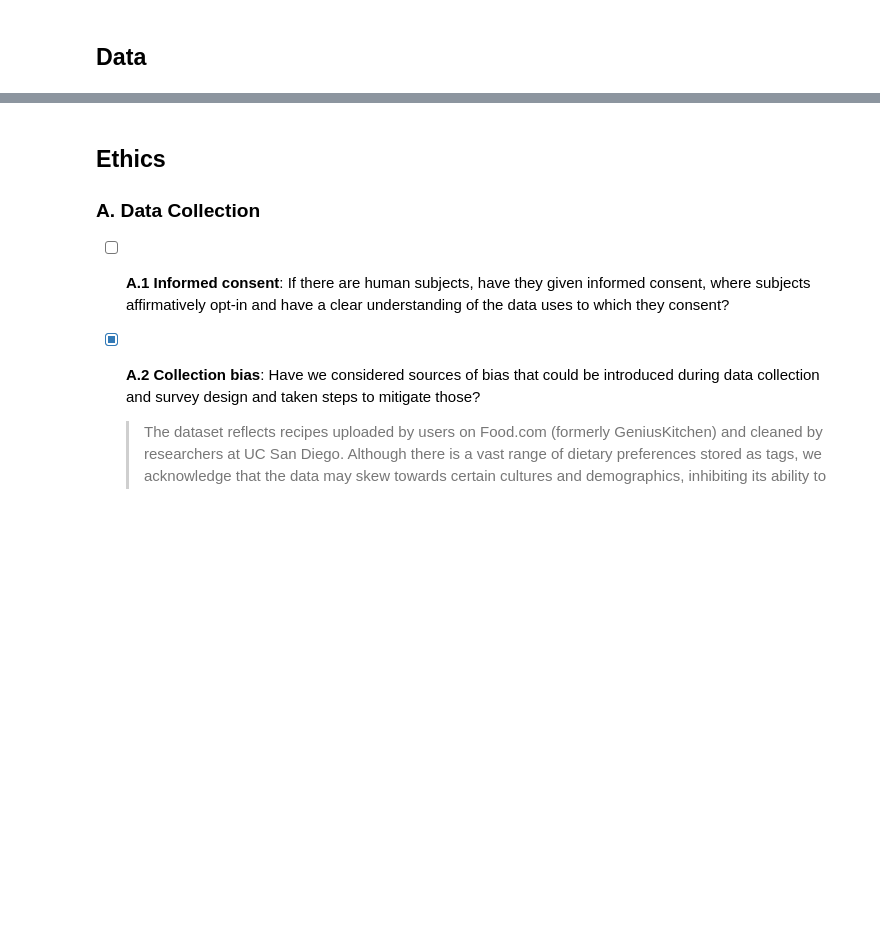
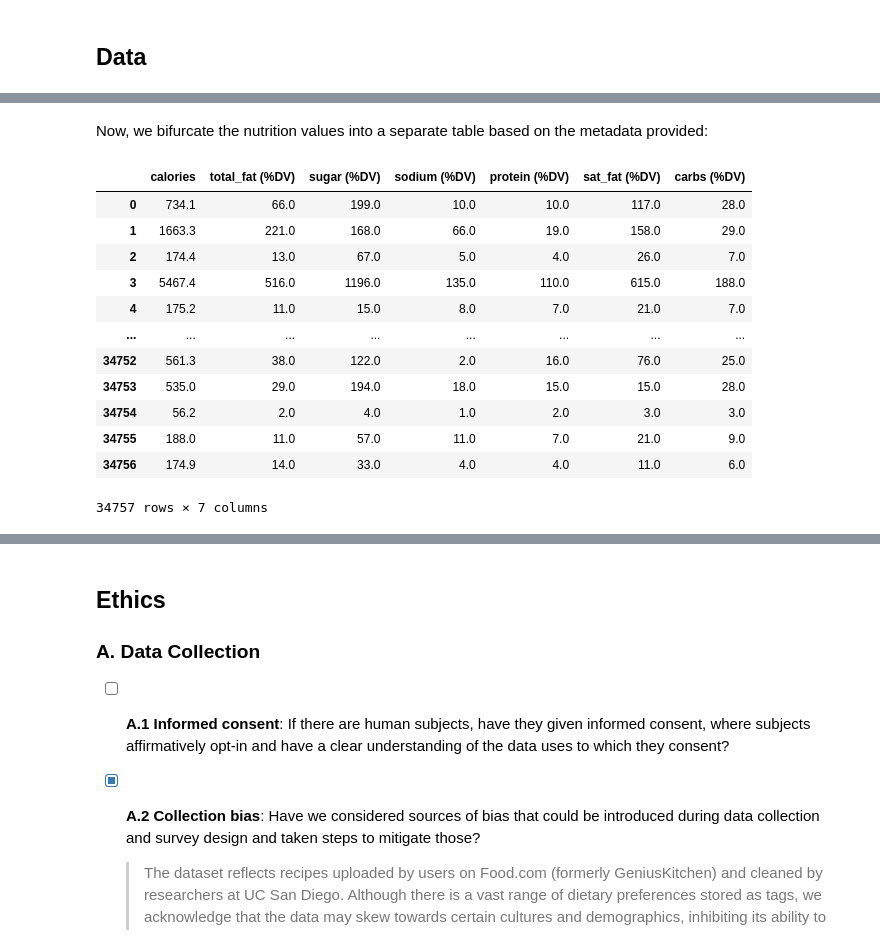
Before and after one commit to COGS108/Group047_WI26, a Jupyter notebook: 01-DataCheckpoint.ipynb, the cells around one changed output, grey strips where cells are left out. Drawn from its saved outputs; the diff is of its cells as text; code cells hidden in the pictures; blank space fills up the shorter version.

```diff
--- a/01-DataCheckpoint.ipynb
+++ b/01-DataCheckpoint.ipynb
@@ -123,0 +252,4 @@ data
+# %%
+processed_df["contains_honey"] = processed_df["ingredients"].str.contains("honey", case=False)
+processed_df["contains_sugar"] = processed_df["ingredients"].str.contains("sugar", case=False)
+processed_df
@@ -123,0 +332,21 @@ data
+# %% [markdown]
+Now, we bifurcate the nutrition values into a separate table based on the metadata provided:
+# %%
+col_names = ["calories", "total_fat (%DV)", "sugar (%DV)", "sodium (%DV)", "protein (%DV)", "sat_fat (%DV)", "carbs (%DV)"]
+nutrition_df = pd.DataFrame(processed_df["nutrition"].tolist())
+nutrition_df.columns = col_names
+nutrition_df
+# %% [output]
+|  | calories | total_fat (%DV) | sugar (%DV) | sodium (%DV) | protein (%DV) | sat_fat (%DV) | carbs (%DV) |
+| 0 | 734.1 | 66.0 | 199.0 | 10.0 | 10.0 | 117.0 | 28.0 |
+| 1 | 1663.3 | 221.0 | 168.0 | 66.0 | 19.0 | 158.0 | 29.0 |
+| 2 | 174.4 | 13.0 | 67.0 | 5.0 | 4.0 | 26.0 | 7.0 |
+| 3 | 5467.4 | 516.0 | 1196.0 | 135.0 | 110.0 | 615.0 | 188.0 |
+| 4 | 175.2 | 11.0 | 15.0 | 8.0 | 7.0 | 21.0 | 7.0 |
+| ... | ... | ... | ... | ... | ... | ... | ... |
+| 34752 | 561.3 | 38.0 | 122.0 | 2.0 | 16.0 | 76.0 | 25.0 |
+| 34753 | 535.0 | 29.0 | 194.0 | 18.0 | 15.0 | 15.0 | 28.0 |
+| 34754 | 56.2 | 2.0 | 4.0 | 1.0 | 2.0 | 3.0 | 3.0 |
+| 34755 | 188.0 | 11.0 | 57.0 | 11.0 | 7.0 | 21.0 | 9.0 |
+| 34756 | 174.9 | 14.0 | 33.0 | 4.0 | 4.0 | 11.0 | 6.0 |
+34757 rows × 7 columns
```
Also changed, not shown: parts of 31 cells of this notebook, 1 other file.
